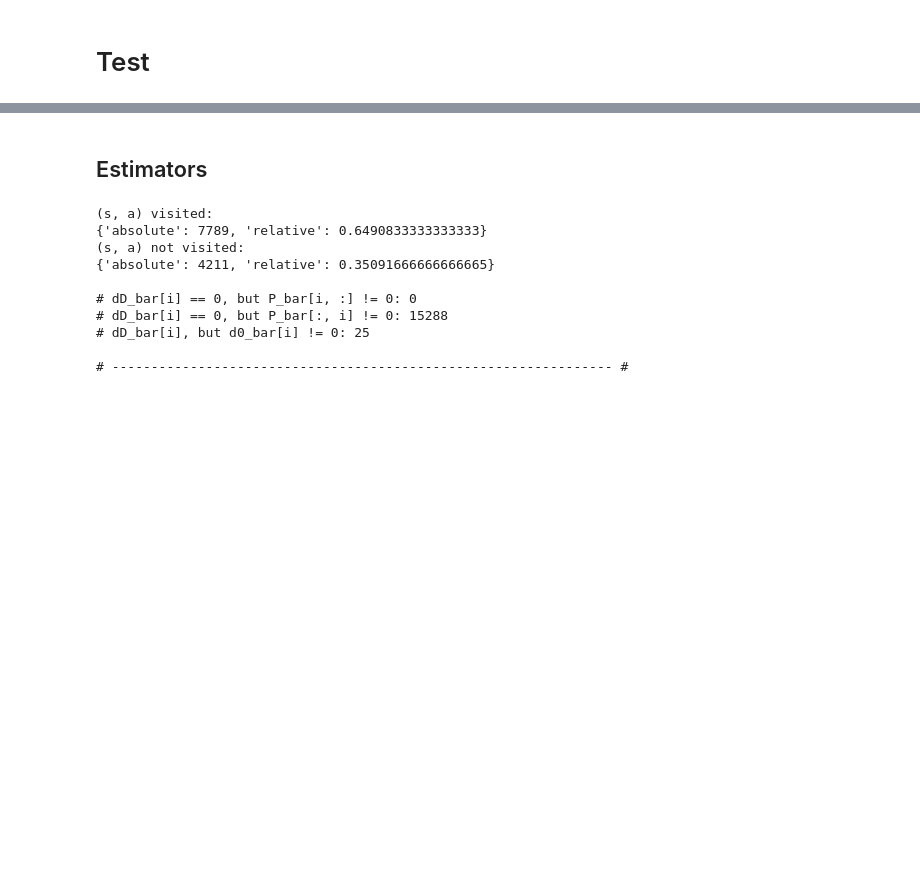
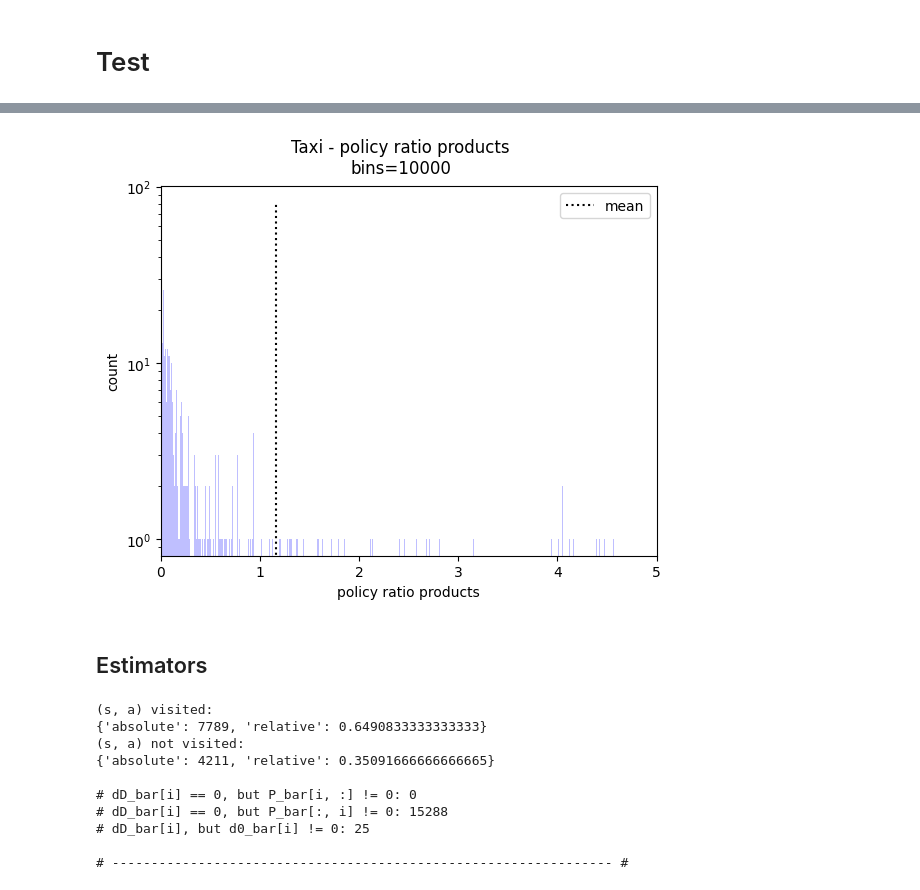
Before and after one commit to MrWhiteRichard/dice_rl_sepsis, a Jupyter notebook: results_taxi.ipynb, the cells around one changed output, grey strips where cells are left out. Saved outputs shown, nothing was run; the diff lists cells and outputs as text; code cells hidden in the pictures; blank space fills up the shorter version.

```diff
--- a/results_taxi.ipynb
+++ b/results_taxi.ipynb
@@ -517,3 +359,16 @@ test_env(
+# %%
+IS_weights_prod = get_w_prod(dataset["policy"]["behavior"], IS_weights)
+# %%
+plot_histogram(
+    data=IS_weights_prod,
+    bins=10_000,
+    suptitle="Taxi - policy ratio products",
+    xlabel="policy ratio products",
+    xlim=[0, 5],
+    yscale=True
+)
+# %% [output]
+[figure, added]
 # %% [markdown]
 ## Estimators
 # %%
```
Also changed, not shown: parts of 43 cells of this notebook, 3 other files.
